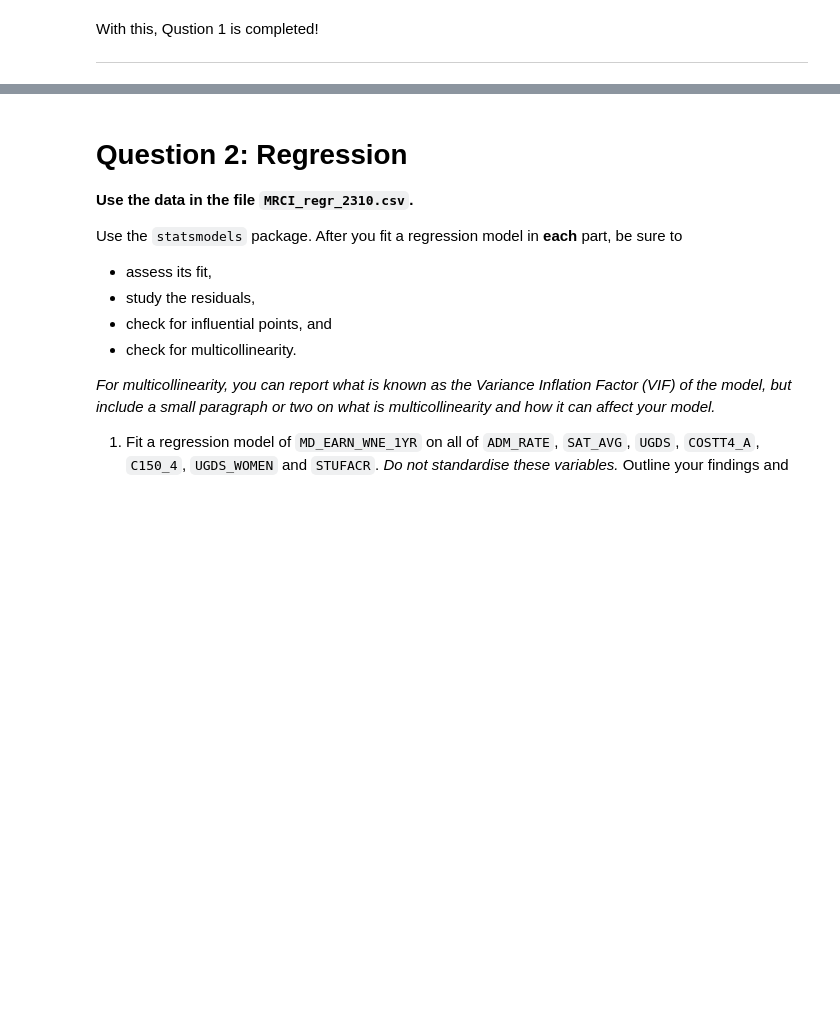
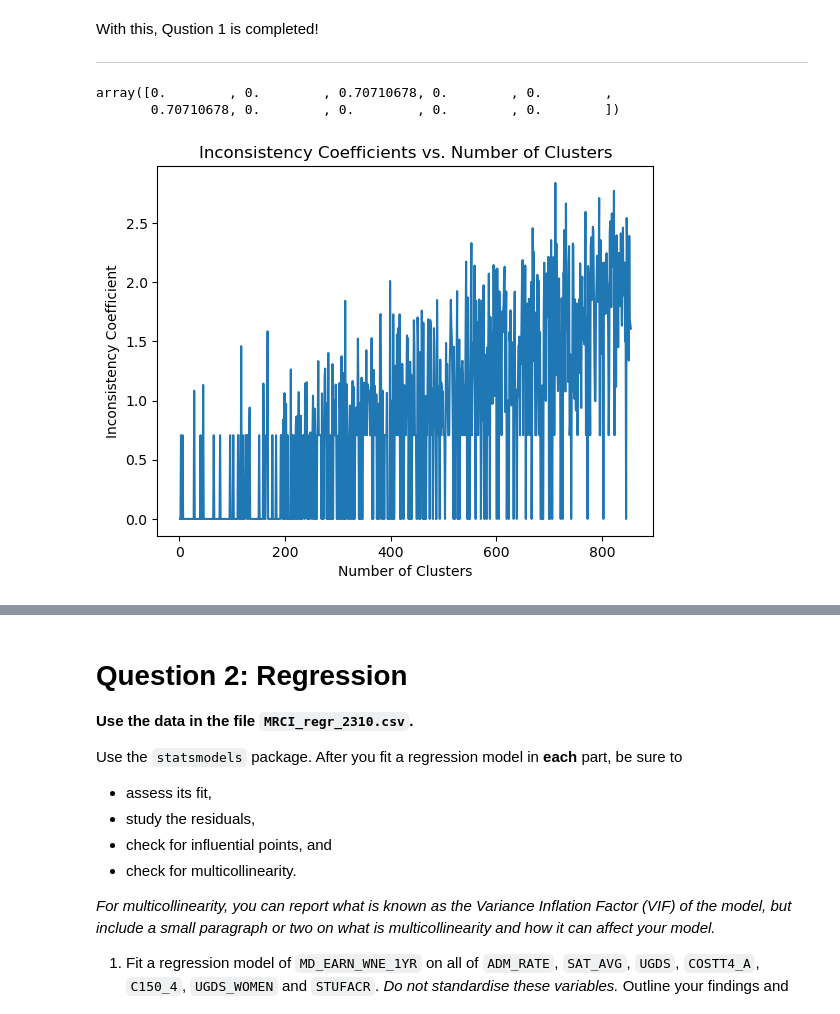
Before and after one commit to Luke-zm/Completed-Data-Courses-for-Masters, a Jupyter notebook: IND5003/take_home_exam/IND5003_THE_ZHONG_ZHIMING.ipynb, the cells around one changed output, grey strips where cells are left out. Saved outputs shown, nothing was run; the diff lists cells and outputs as text; code cells hidden in the pictures; blank space fills up the shorter version.

```diff
--- a/IND5003/take_home_exam/IND5003_THE_ZHONG_ZHIMING.ipynb
+++ b/IND5003/take_home_exam/IND5003_THE_ZHONG_ZHIMING.ipynb
@@ -965,4 +1003,22 @@ sns.boxplot(c3_man_df);
 With this, Qustion 1 is completed!
 
 ----
+# %%
+inconsistency_coefficients
+# %% [output]
+array([0.        , 0.        , 0.70710678, 0.        , 0.        ,
+       0.70710678, 0.        , 0.        , 0.        , 0.        ])
+# %%
+from scipy.cluster.hierarchy import inconsistent
+Z=link_mat_man
+inconsistency_matrix = inconsistent(Z, d=5)
+inconsistency_coefficients = inconsistency_matrix[:, 3]
+
+plt.plot(range(1, len(inconsistency_coefficients) + 1), inconsistency_coefficients)
+plt.xlabel('Number of Clusters')
+plt.ylabel('Inconsistency Coefficient')
+plt.title('Inconsistency Coefficients vs. Number of Clusters')
+plt.show()
+# %% [output]
+[figure, added]
 # %% [markdown]
```
Also changed, not shown: parts of 30 cells of this notebook, 1 other file.
